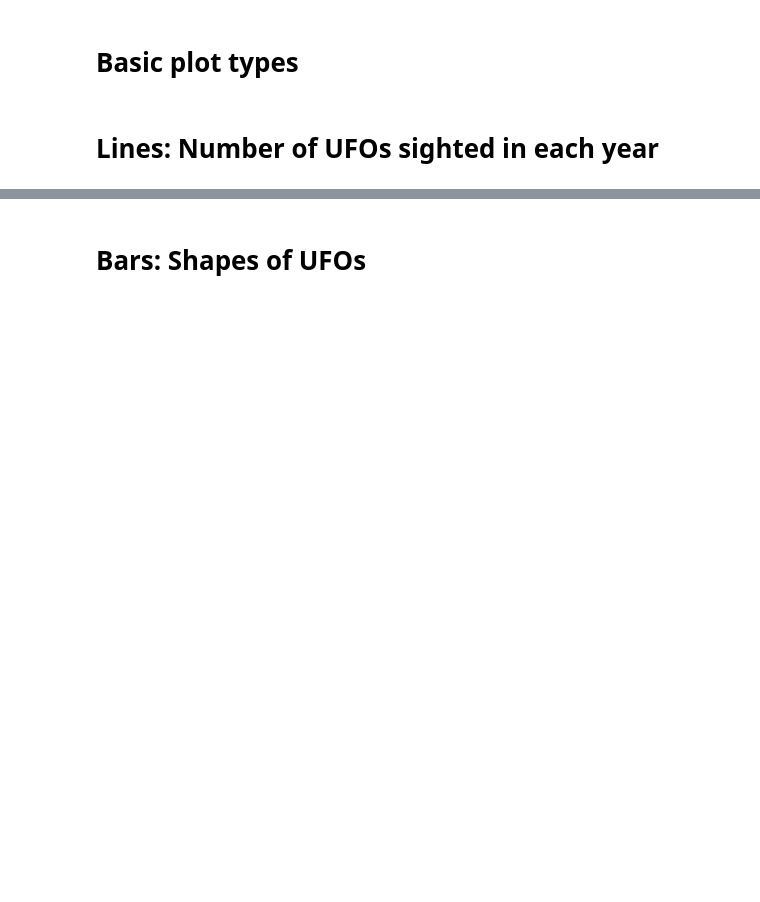
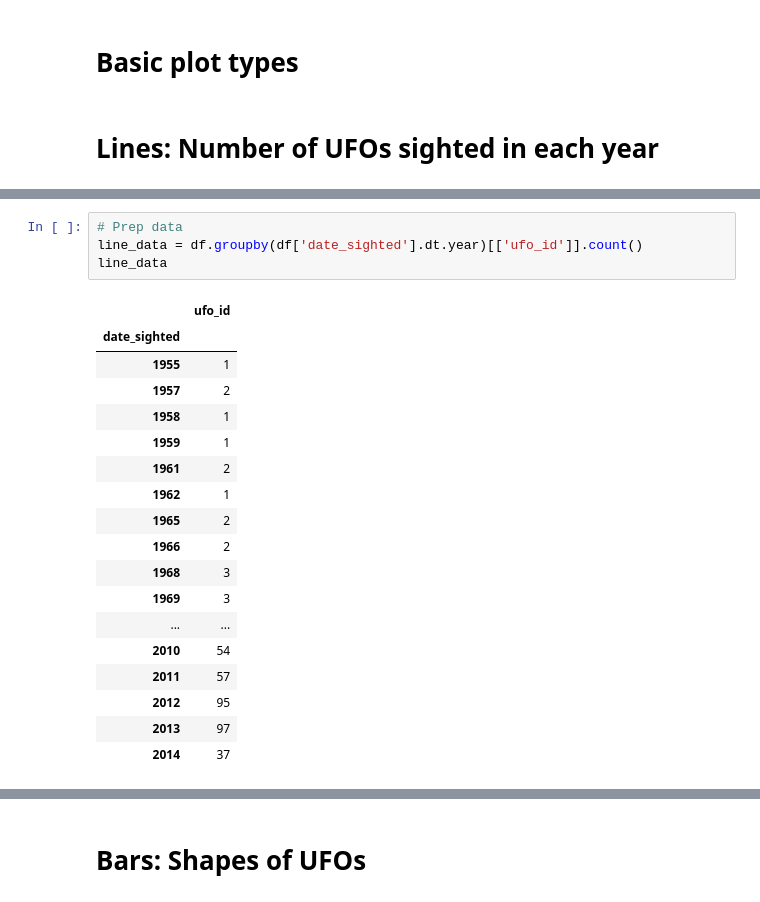
Before and after one commit to UIUC-iSchool-DataViz/spr2024, a Jupyter notebook: week04/lecture_08_bqplot.ipynb, the cells around one changed output, grey strips where cells are left out. Saved outputs shown, nothing was run; the diff lists cells and outputs as text; blank space fills up the shorter version.

```diff
--- a/week04/lecture_08_bqplot.ipynb
+++ b/week04/lecture_08_bqplot.ipynb
@@ -57,0 +107,23 @@ df.info()
+# %%
+# Prep data
+line_data = df.groupby(df['date_sighted'].dt.year)[['ufo_id']].count()
+line_data
+# %% [output]
+|  | ufo_id |
+| date_sighted |  |
+| 1955 | 1 |
+| 1957 | 2 |
+| 1958 | 1 |
+| 1959 | 1 |
+| 1961 | 2 |
+| 1962 | 1 |
+| 1965 | 2 |
+| 1966 | 2 |
+| 1968 | 3 |
+| 1969 | 3 |
+| ... | ... |
+| 2010 | 54 |
+| 2011 | 57 |
+| 2012 | 95 |
+| 2013 | 97 |
+| 2014 | 37 |
```
Also changed, not shown: parts of 44 cells of this notebook.
